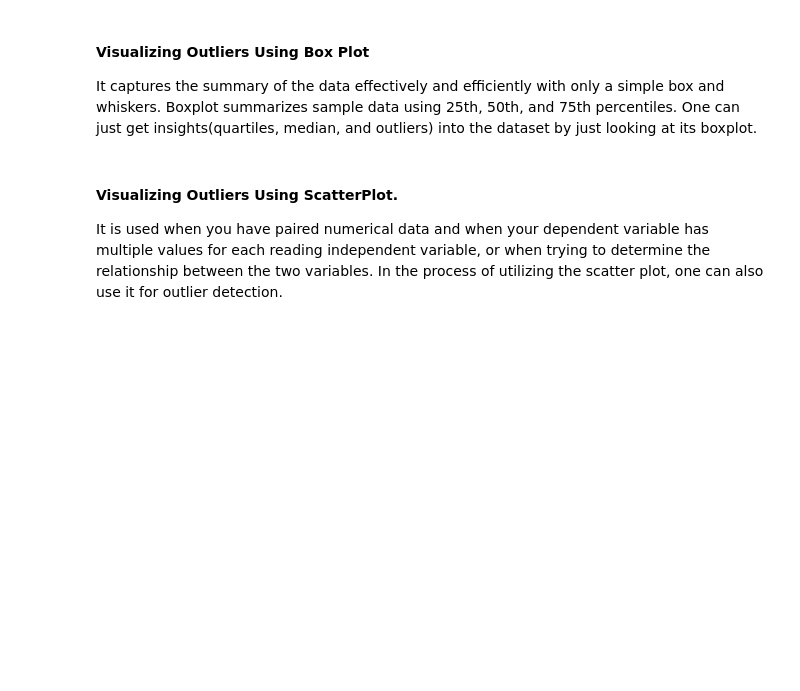
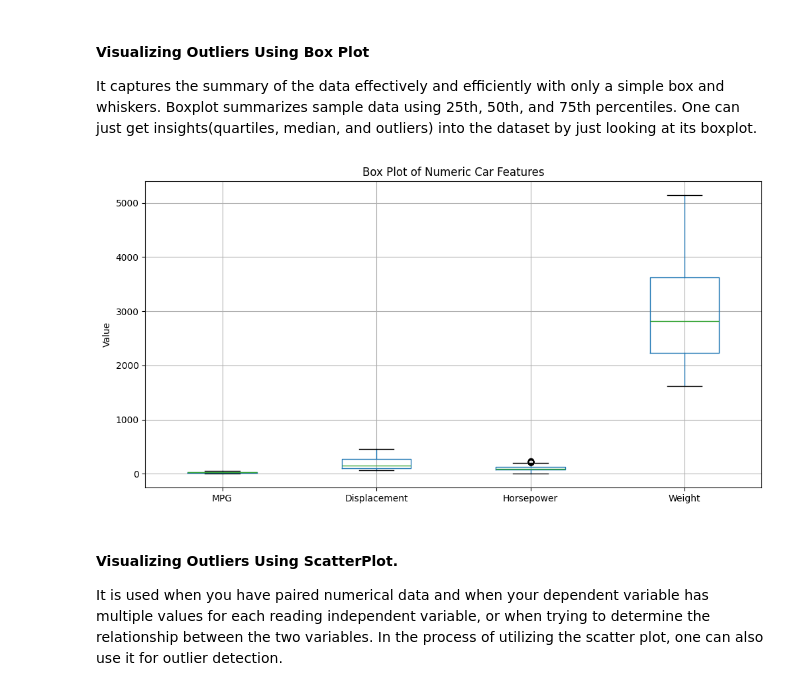
Before and after one commit to KapilBhardwaj2702/PROG8245, a Jupyter notebook: Lab4/week5Lab.ipynb, the cells around one changed output. Drawn from its saved outputs; the diff is of its cells as text; code cells hidden in the pictures; blank space fills up the shorter version.

```diff
--- a/Lab4/week5Lab.ipynb
+++ b/Lab4/week5Lab.ipynb
@@ -367,2 +414,6 @@ Now let's see what is the mean of the MPG column
 # %% [markdown]
 We can use this mean to compute the missing values since the graph demonstarted a normal distribution
+# %%
+# Fill missing values in the 'MPG' column with the computed mean
+df_cars['MPG'] = df_cars['MPG'].fillna(mean_mpg)
+df_cars.head()
@@ -377,3 +435,11 @@ It is implemented by the use of the `SimpleImputer()` method which takes the fol
 `strategy` : The data which will replace the NaN values from the dataset. The strategy argument can take the values – ‘mean'(default), ‘median’, ‘most_frequent’ and ‘constant’.
 # %% [markdown]
 Let's start by importing the `SimpleImputer` into our notebook
+# %%
+from sklearn.impute import SimpleImputer
+
+# Using SimpleImputer to fill missing values in the selected columns with the mean strategy
+
+imputer = SimpleImputer(strategy='mean')
+df_cars[cols_to_impute] = imputer.fit_transform(df_cars[cols_to_impute])
+df_cars.head()
@@ -382,3 +455,12 @@ What we need to do are two essential steps:
 
 1. fit the data (compute the mean / median / most freq)
 2. transform the data (place the computed values in the NaN cells)
+# %%
+# Step 1: Fit the imputer to compute the statistics (mean in this case)
+imputer.fit(df_cars[cols_to_impute])
+
+# Step 2: Transform the data to fill NaN cells with the computed statistics
+df_cars[cols_to_impute] = imputer.transform(df_cars[cols_to_impute])
+
+# Display the DataFrame after imputation
+df_cars.head()
@@ -395,0 +527,10 @@ https://www.geeksforgeeks.org/detect-and-remove-the-outliers-using-python/
+# %%
+# SimpleImputer is already imported and used above.
+# Here is a quick example of using SimpleImputer with different strategies:
+
+# Fill missing values in df_cars using the median strategy
+imputer_median = SimpleImputer(strategy='median')
+df_cars[cols_to_impute] = imputer_median.fit_transform(df_cars[cols_to_impute])
+
+# Display the DataFrame after median imputation
+df_cars.head()
@@ -396,6 +544,17 @@ https://www.geeksforgeeks.org/detect-and-remove-the-outliers-using-python/
 # %% [markdown]
 #### Visualizing Outliers Using Box Plot
 It captures the summary of the data effectively and efficiently with only a simple box and whiskers. Boxplot summarizes sample data using 25th, 50th, and 75th percentiles. One can just get insights(quartiles, median, and outliers) into the dataset by just looking at its boxplot.
+# %%
+import matplotlib.pyplot as plt
+
+# Visualize outliers in the selected columns using box plots
+plt.figure(figsize=(12, 6))
+df_cars[cols_to_impute].boxplot()
+plt.title('Box Plot of Numeric Car Features')
+plt.ylabel('Value')
+plt.show()
+# %% [output]
+[figure, added]
 # %% [markdown]
 #### Visualizing Outliers Using ScatterPlot.
 
```
Also changed, not shown: parts of 23 cells of this notebook.
